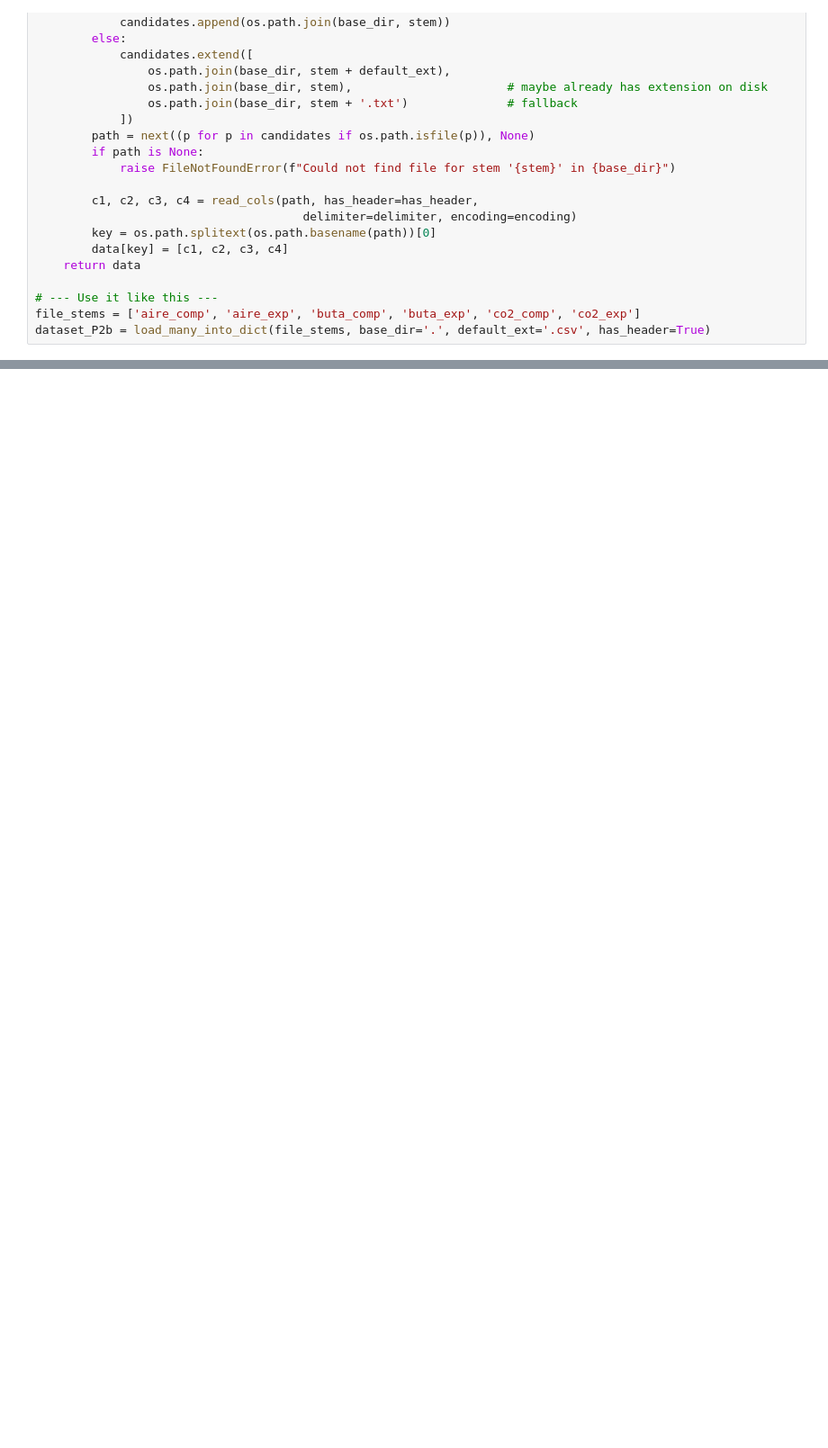
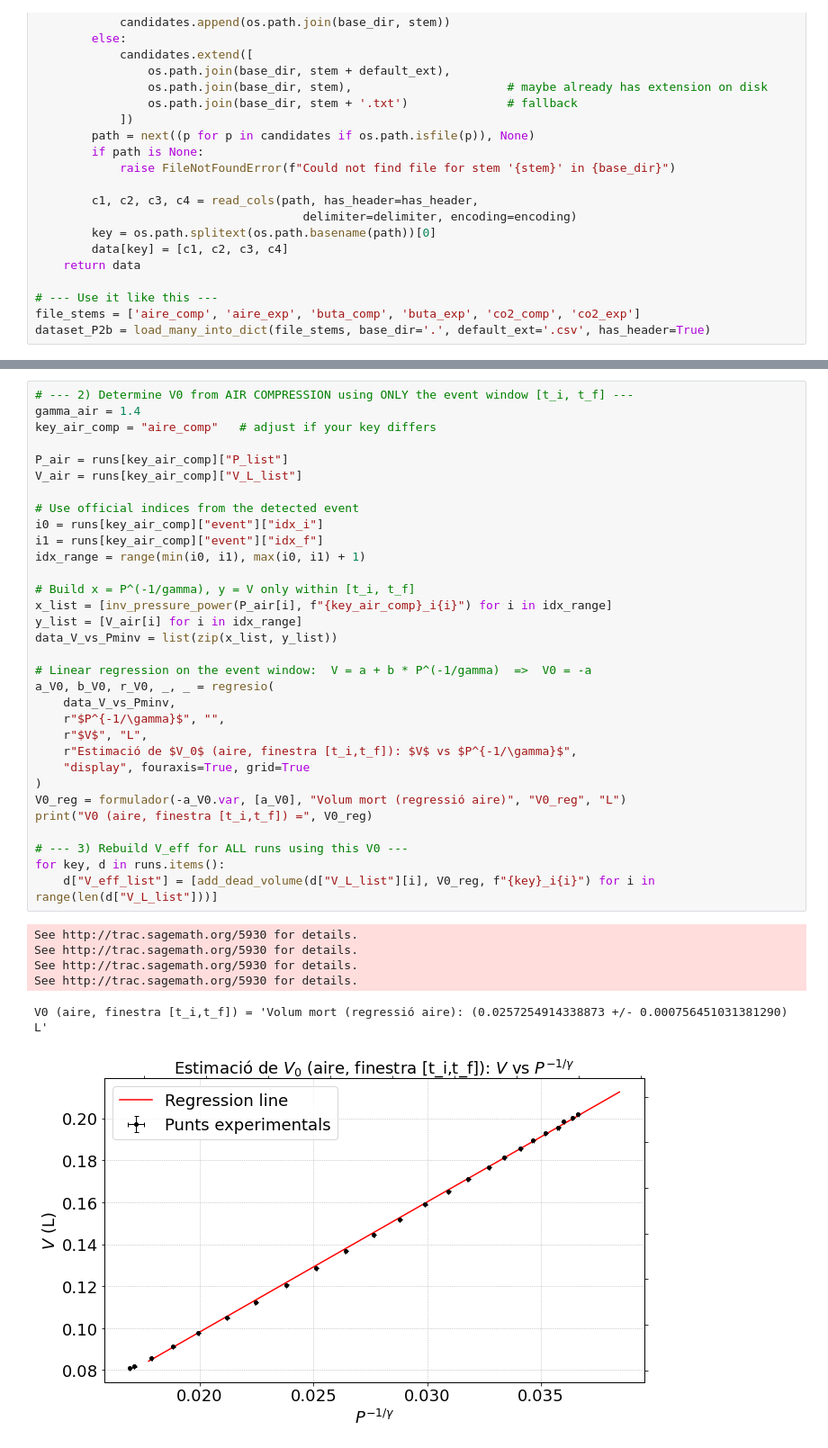
Before and after one commit to Samirkar05/LabStudio, a Jupyter notebook: P_base_v2_PART2.ipynb, the cells around one changed output, grey strips where cells are left out. Shown at 90% size. Cells and saved outputs as stored; diff of their text form; blank space fills up the shorter version.

Commit message:
Added compression and expansion code

```diff
--- a/P_base_v2_PART2.ipynb
+++ b/P_base_v2_PART2.ipynb
@@ -1113,0 +1369,39 @@ ValueError: too many values to unpack (expected 3)
+# %%
+# --- 2) Determine V0 from AIR COMPRESSION using ONLY the event window [t_i, t_f] ---
+gamma_air = 1.4
+key_air_comp = "aire_comp"   # adjust if your key differs
+
+P_air = runs[key_air_comp]["P_list"]
+V_air = runs[key_air_comp]["V_L_list"]
+
+# Use official indices from the detected event
+i0 = runs[key_air_comp]["event"]["idx_i"]
+i1 = runs[key_air_comp]["event"]["idx_f"]
+idx_range = range(min(i0, i1), max(i0, i1) + 1)
+
+# Build x = P^(-1/gamma), y = V only within [t_i, t_f]
+x_list = [inv_pressure_power(P_air[i], f"{key_air_comp}_i{i}") for i in idx_range]
+y_list = [V_air[i] for i in idx_range]
+data_V_vs_Pminv = list(zip(x_list, y_list))
+
+# Linear regression on the event window:  V = a + b * P^(-1/gamma)  =>  V0 = -a
+a_V0, b_V0, r_V0, _, _ = regresio(
+    data_V_vs_Pminv,
+    r"$P^{-1/\gamma}$", "",
+    r"$V$", "L",
+    r"Estimació de $V_0$ (aire, finestra [t_i,t_f]): $V$ vs $P^{-1/\gamma}$",
+    "display", fouraxis=True, grid=True
+)
+V0_reg = formulador(-a_V0.var, [a_V0], "Volum mort (regressió aire)", "V0_reg", "L")
+print("V0 (aire, finestra [t_i,t_f]) =", V0_reg)
+
+# --- 3) Rebuild V_eff for ALL runs using this V0 ---
+for key, d in runs.items():
+    d["V_eff_list"] = [add_dead_volume(d["V_L_list"][i], V0_reg, f"{key}_i{i}") for i in range(len(d["V_L_list"]))]
+# %% [output]
+See http://trac.sagemath.org/5930 for details.
+See http://trac.sagemath.org/5930 for details.
+See http://trac.sagemath.org/5930 for details.
+See http://trac.sagemath.org/5930 for details.
+V0 (aire, finestra [t_i,t_f]) = 'Volum mort (regressió aire): (0.0257254914338873 +/- 0.000756451031381290) L'
+[figure, added]
```
Also changed, not shown: parts of 7 cells of this notebook.
